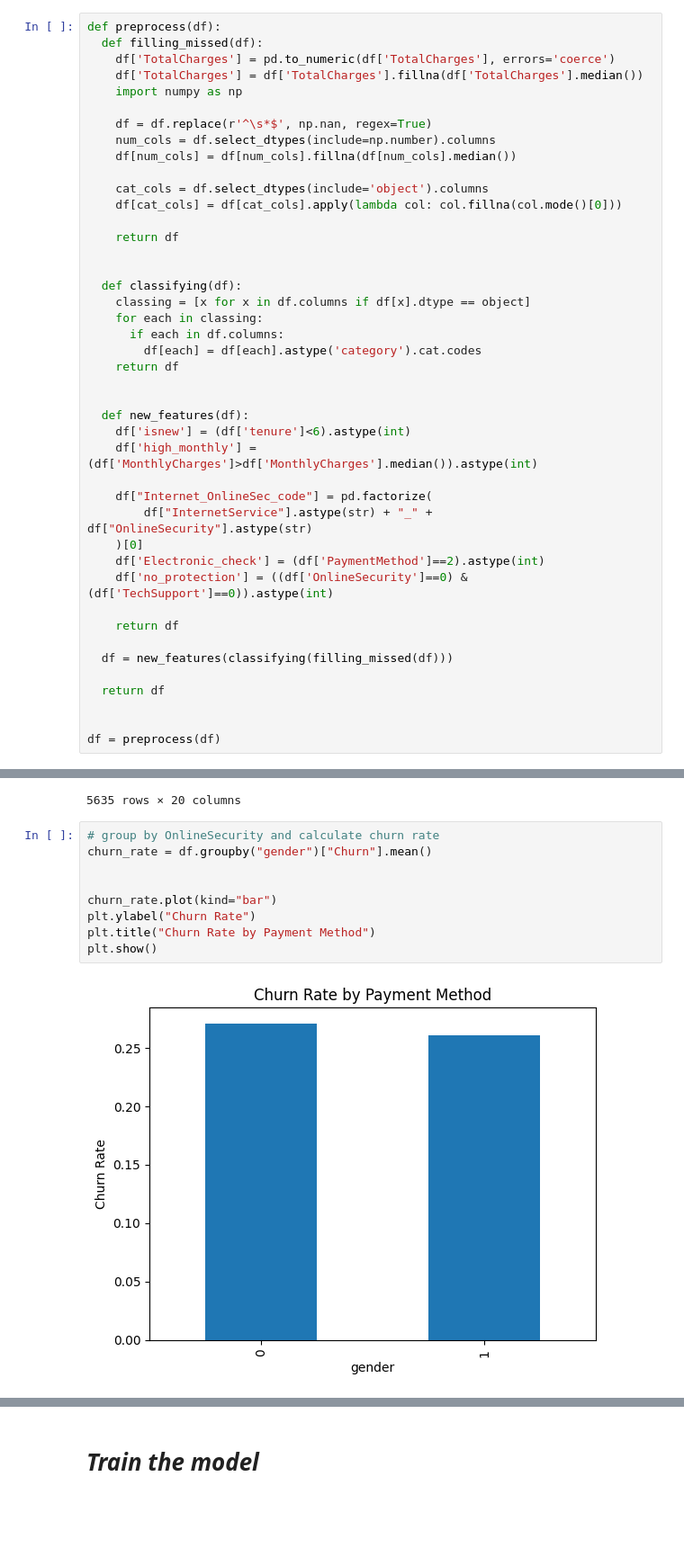
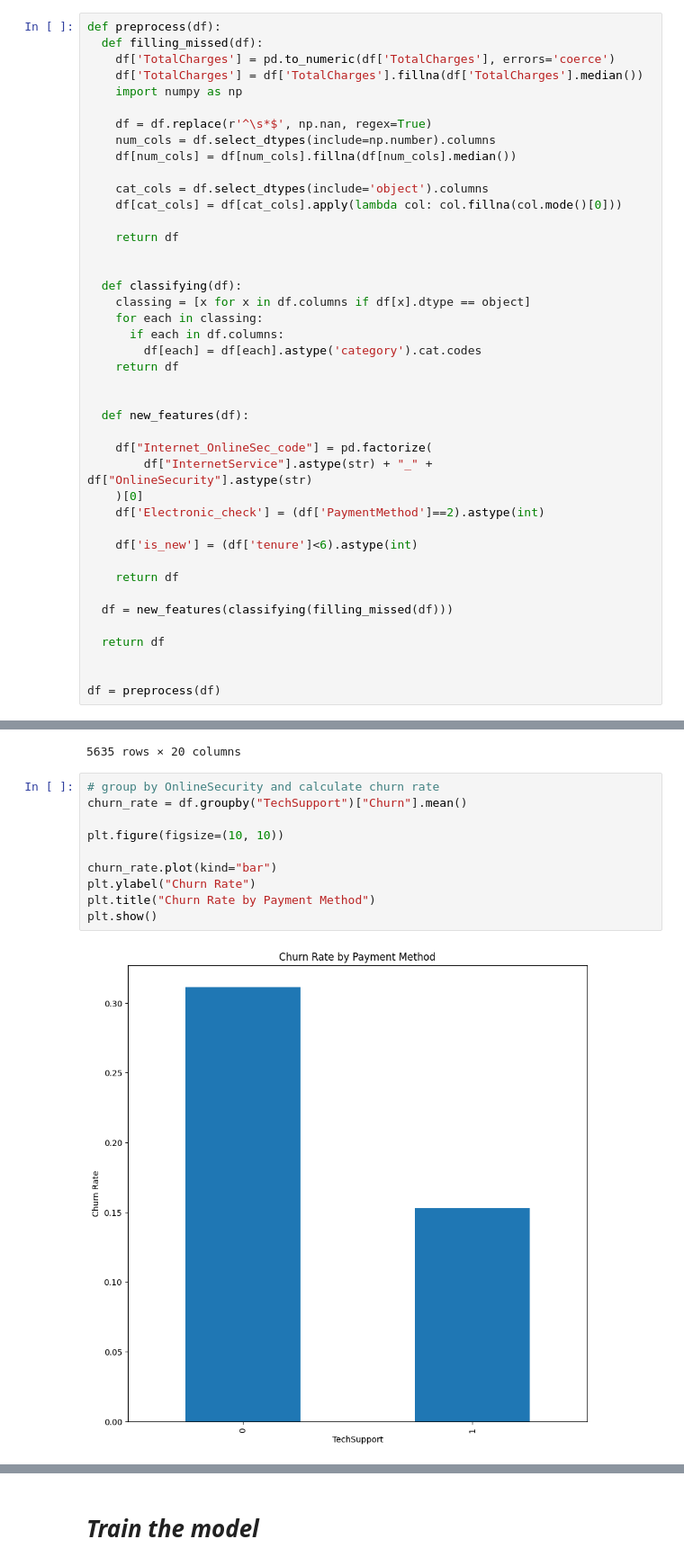
Before and after one commit to alwaysneedhelp/AI-Challenge, a Jupyter notebook: AI_Challenge_1(2).ipynb, the cells around one changed output, grey strips where cells are left out. Shown at 90% size. Saved outputs shown, nothing was run; the diff lists cells and outputs as text; blank space fills up the shorter version.

```diff
--- a/AI_Challenge_1(2).ipynb
+++ b/AI_Challenge_1(2).ipynb
@@ -49,14 +50,13 @@ def preprocess(df):
 
 
   def new_features(df):
-    df['isnew'] = (df['tenure']<6).astype(int)
-    df['high_monthly'] = (df['MonthlyCharges']>df['MonthlyCharges'].median()).astype(int)
 
     df["Internet_OnlineSec_code"] = pd.factorize(
         df["InternetService"].astype(str) + "_" + df["OnlineSecurity"].astype(str)
     )[0]
     df['Electronic_check'] = (df['PaymentMethod']==2).astype(int)
-    df['no_protection'] = ((df['OnlineSecurity']==0) & (df['TechSupport']==0)).astype(int)
+
+    df['is_new'] = (df['tenure']<6).astype(int)
 
     return df
 
@@ -112,15 +112,16 @@ orig_df
 5635 rows × 20 columns
 # %%
 # group by OnlineSecurity and calculate churn rate
-churn_rate = df.groupby("gender")["Churn"].mean()
+churn_rate = df.groupby("TechSupport")["Churn"].mean()
 
+plt.figure(figsize=(10, 10))
 
 churn_rate.plot(kind="bar")
 plt.ylabel("Churn Rate")
 plt.title("Churn Rate by Payment Method")
 plt.show()
 # %% [output]
-[figure, old version]
+[figure, new version]
 # %%
 import seaborn as sns
 
```
Also changed, not shown: parts of 11 cells of this notebook.
